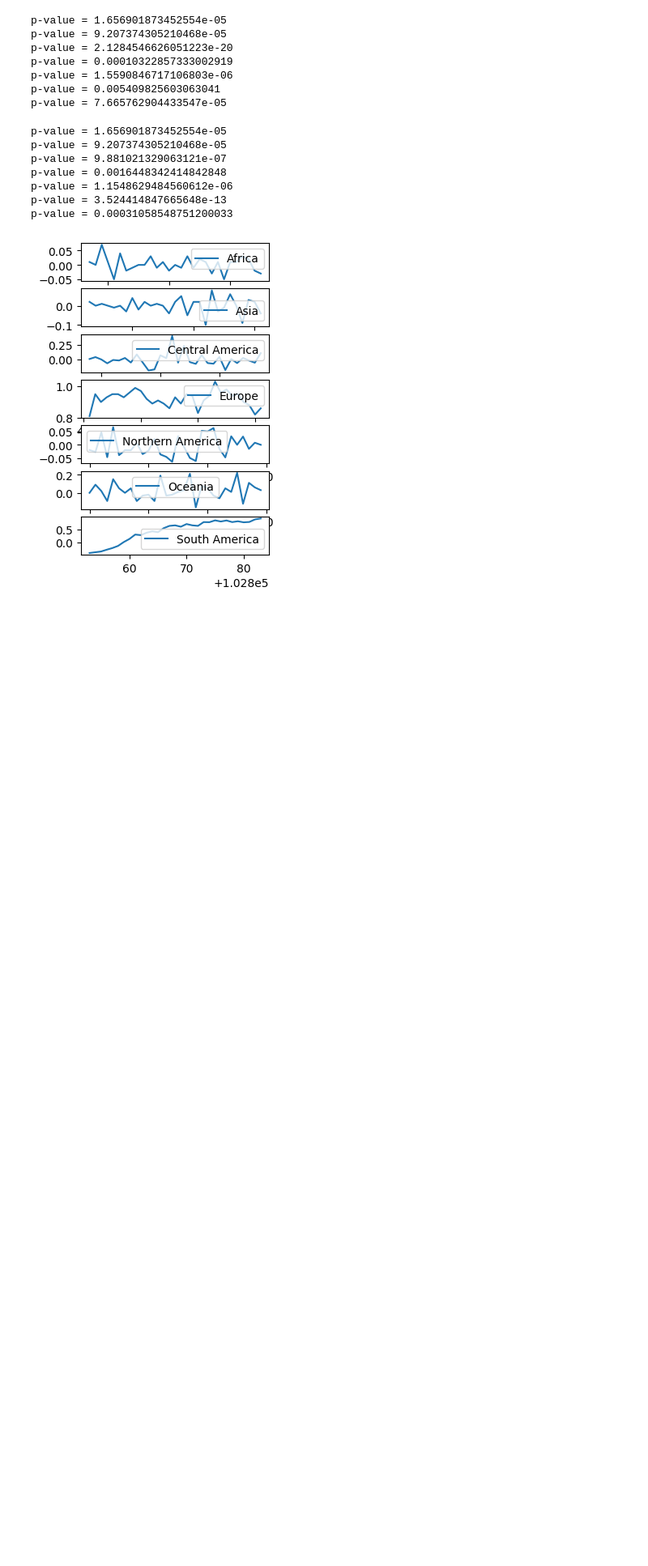
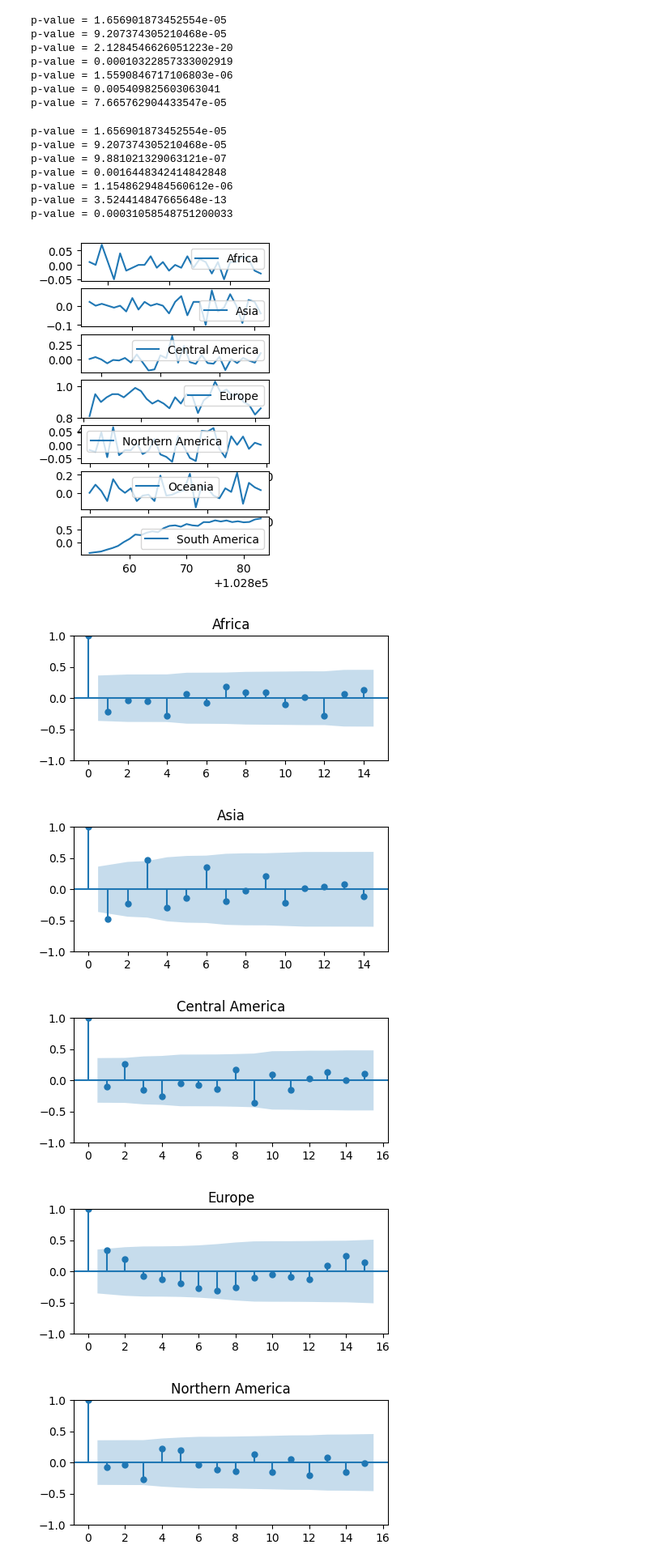
Before and after one commit to TaufiqIslamProtick/pesticide-data-analysis, a Jupyter notebook: source.ipynb, the cells around one changed output. Shown at 81% size. Cells and saved outputs as stored; diff of their text form; code cells hidden in the pictures; blank space fills up the shorter version.

```diff
--- a/source.ipynb
+++ b/source.ipynb
@@ -509,3 +509,16 @@ for i in range(len(listofdfs)):
     axs[i].legend()
 # %% [output]
 [figure]
+# %%
+# the acf values drops really quickly, meaning the time series is less correlated with its lag
+for i in range(len(traindfs)):
+    fig, ax = plt.subplots(figsize=(5,2))
+    temp = traindfs[i]
+    label = temp['Area'].unique()[0]
+    plot_acf(newtimeseries[i], ax=ax, title=label)
+# %% [output]
+[figure, added]
+[figure, added]
+[figure, added]
+[figure, added]
+[figure, added]
```
Also changed, not shown: parts of 2 cells of this notebook.
